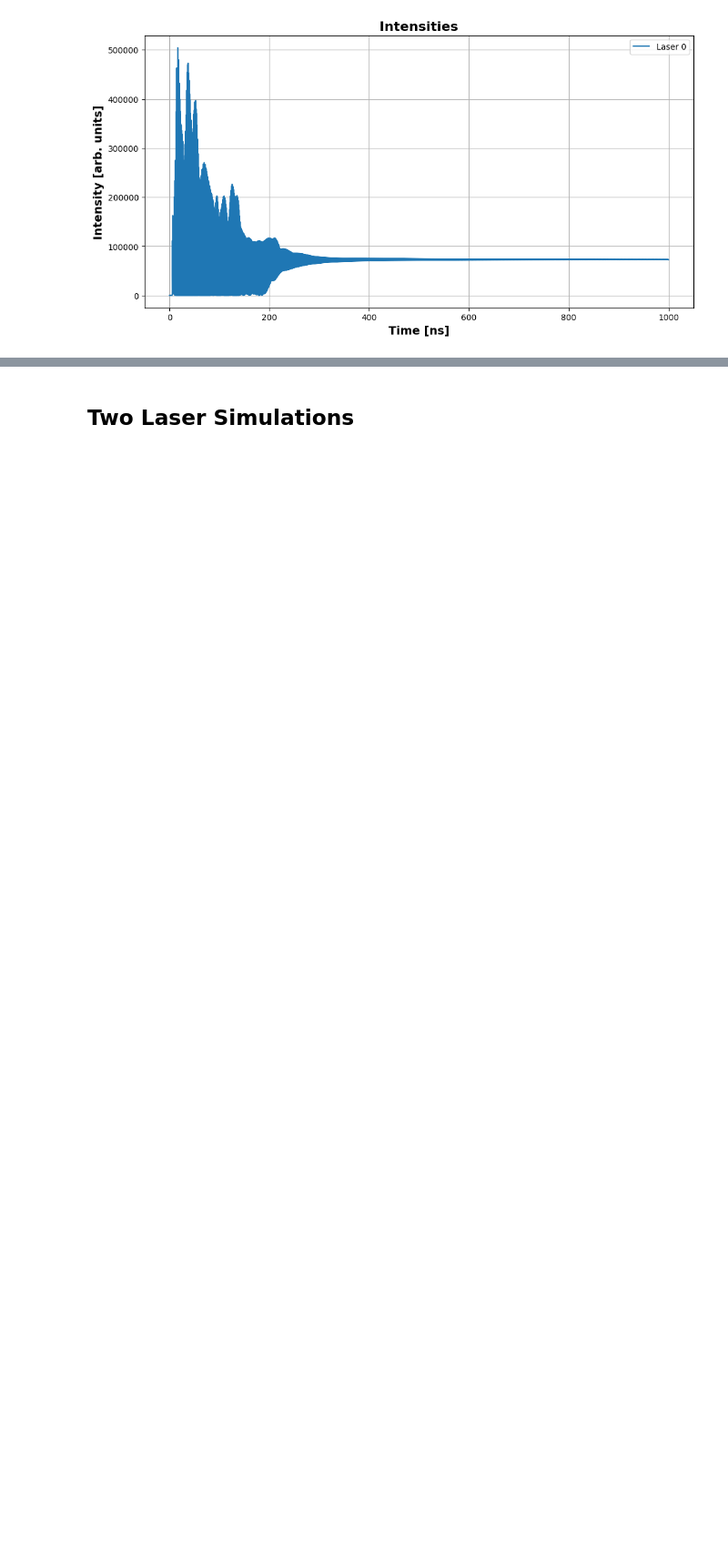
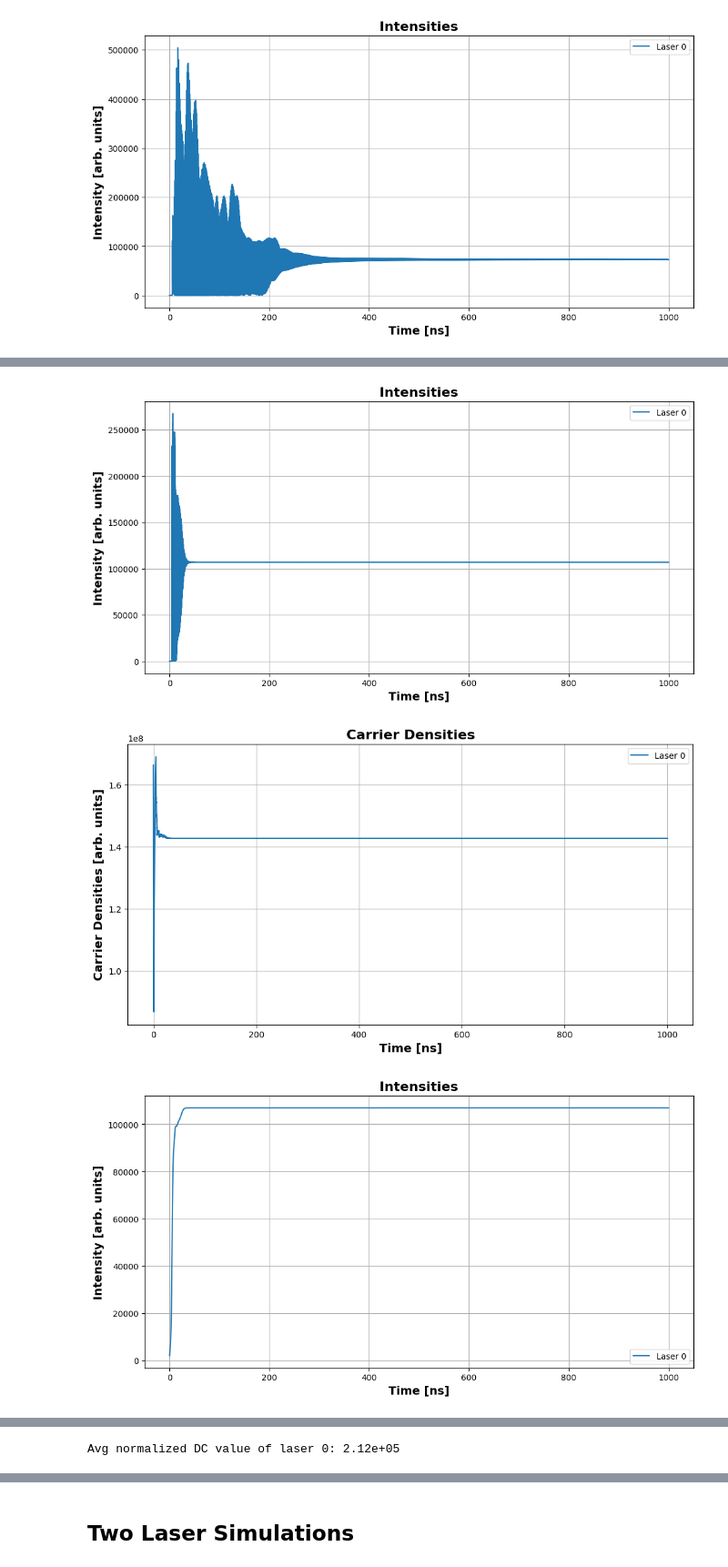
Before and after one commit to godwinduan/lasersim, a Jupyter notebook: MC_SLs_new.ipynb, the cells around one changed output, grey strips where cells are left out. Shown at 91% size. Drawn from its saved outputs; the diff is of its cells as text; code cells hidden in the pictures; blank space fills up the shorter version.

```diff
--- a/MC_SLs_new.ipynb
+++ b/MC_SLs_new.ipynb
@@ -786,0 +789,23 @@ plot_intensities(all_times[trial_idx], all_I_ts[trial_idx], begin_time=begin_tim
+# %%
+# Set constants and ICs for a single, self coupled laser at 1mA above threshold
+kappas[0][0] = 1
+taus[0][0] = 0.1e-9 # 0.1 ns self-couple delay (light travels about 3cm)
+
+# Injection currents in A
+I_injections = [] # Now a 2d list
+I_injections.append([I_th + 1e-3])
+# %%
+times, I_ts, N_ts = simulate_system(num_lasers, omegas, kappas, taus, I_injections, I_times, sim_time, dt, ics)
+# %%
+plot_intensities(times, I_ts, filename="1laser_0p5kappa_0p1ns_threshold_intensity.png")
+plot_carrier_densities(times, N_ts, filename="1laser_0p5kappa_0p1ns_threshold_carrierdensity.png")
+
+filtered_I_ts = apply_lowpass_filter(I_ts, 1 / dt, cutoff=100e6)
+freqs, spectrums = take_fft(times, I_ts, dt)
+
+plot_intensities(times, filtered_I_ts, filename="1laser_0p5kappa_0p1ns_threshold_intensity_filtered.png")
+plot_fft_spectrum(freqs, spectrums, begin_freq=0, end_freq=1000, filename="1laser_0p5kappa_0p1ns_threshold_intensity_fft.png")
+# %% [output]
+[figure, added]
+[figure, added]
+[figure, added]
@@ -787 +813,2 @@ plot_intensities(all_times[trial_idx], all_I_ts[trial_idx], begin_time=begin_tim
+Avg normalized DC value of laser 0: 2.12e+05
 # %% [markdown]
```
Also changed, not shown: parts of 20 cells of this notebook, 14 other files.
